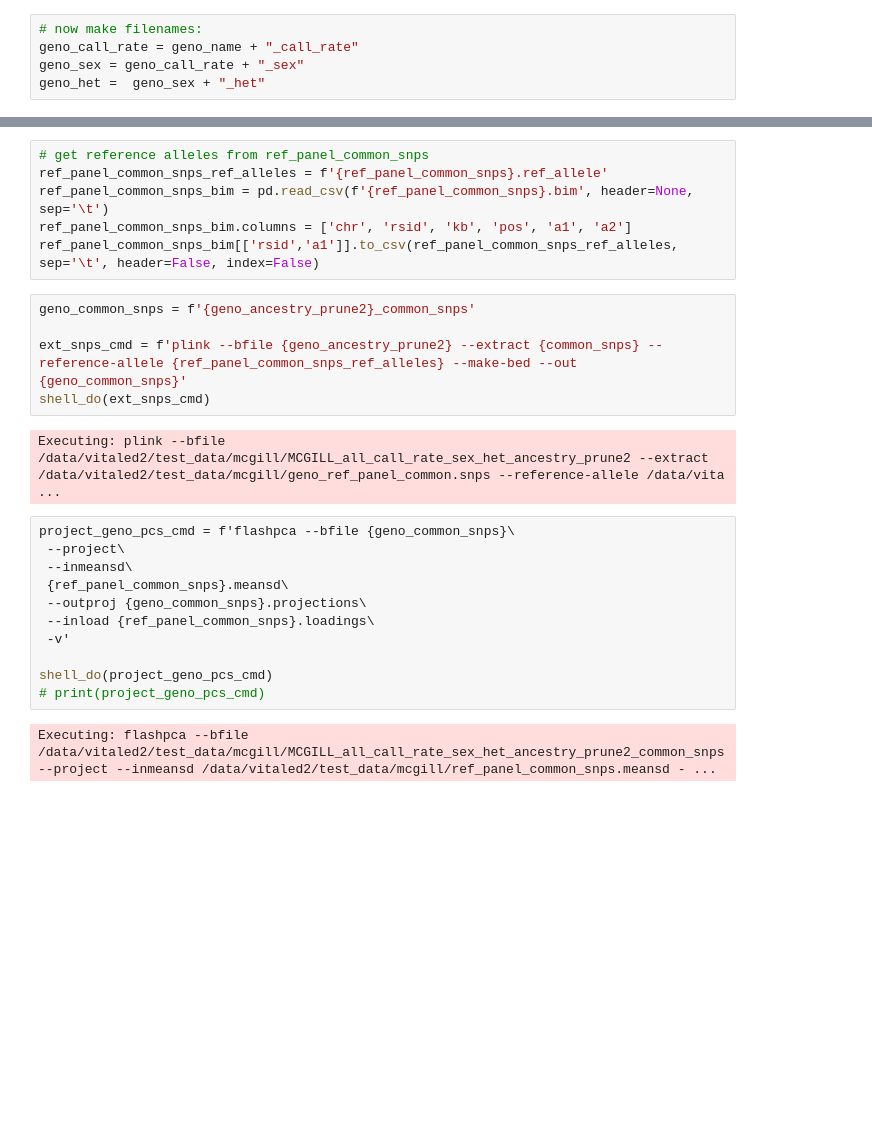
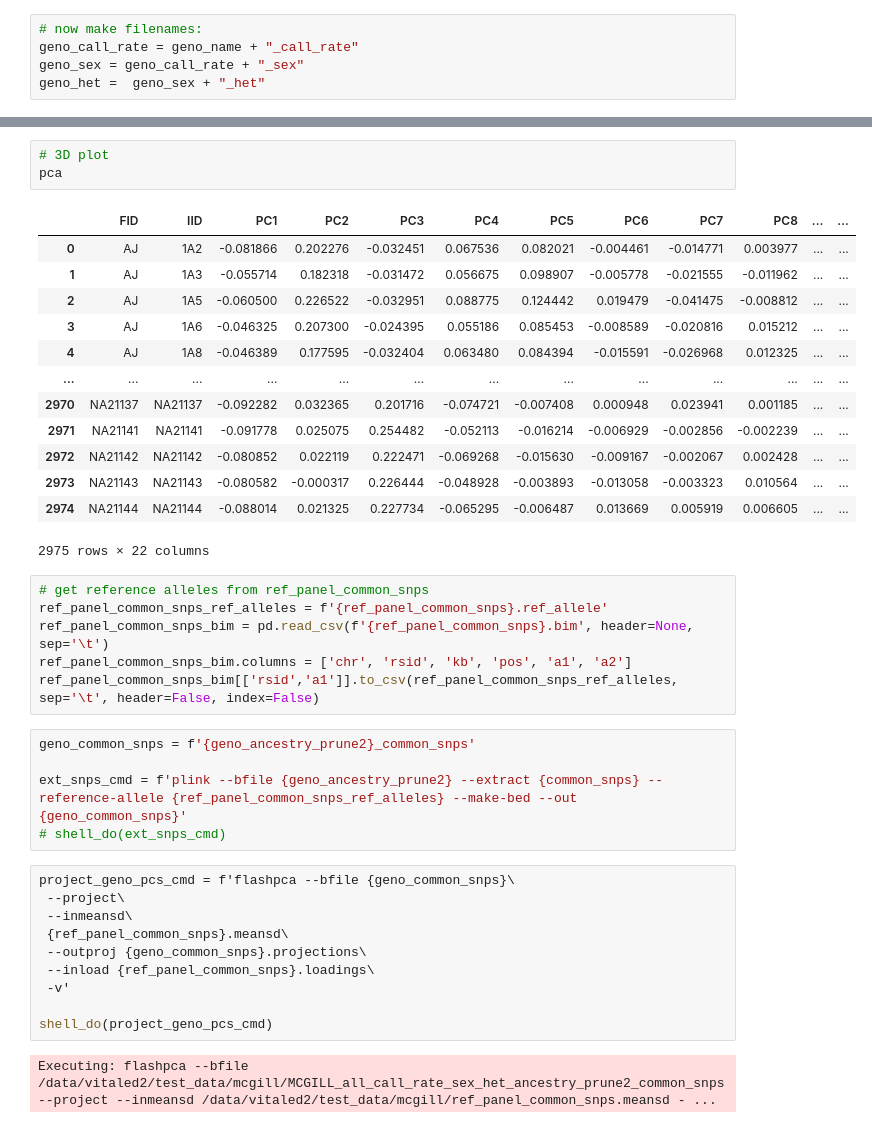
Before and after one commit to dvitale199/GWAS, a Jupyter notebook: clean_ancestry_sandbox.ipynb, the cells around one changed output, grey strips where cells are left out. Cells and saved outputs as stored; diff of their text form; blank space fills up the shorter version.

```diff
--- a/clean_ancestry_sandbox.ipynb
+++ b/clean_ancestry_sandbox.ipynb
@@ -158,6 +149,23 @@ AAC    157
 FIN     99
 Name: label, dtype: int64
 [figure]
+# %%
+# 3D plot
+pca
+# %% [output]
+|  | FID | IID | PC1 | PC2 | PC3 | PC4 | PC5 | PC6 | PC7 | PC8 | ... | ... |
+| 0 | AJ | 1A2 | -0.081866 | 0.202276 | -0.032451 | 0.067536 | 0.082021 | -0.004461 | -0.014771 | 0.003977 | ... | ... |
+| 1 | AJ | 1A3 | -0.055714 | 0.182318 | -0.031472 | 0.056675 | 0.098907 | -0.005778 | -0.021555 | -0.011962 | ... | ... |
+| 2 | AJ | 1A5 | -0.060500 | 0.226522 | -0.032951 | 0.088775 | 0.124442 | 0.019479 | -0.041475 | -0.008812 | ... | ... |
+| 3 | AJ | 1A6 | -0.046325 | 0.207300 | -0.024395 | 0.055186 | 0.085453 | -0.008589 | -0.020816 | 0.015212 | ... | ... |
+| 4 | AJ | 1A8 | -0.046389 | 0.177595 | -0.032404 | 0.063480 | 0.084394 | -0.015591 | -0.026968 | 0.012325 | ... | ... |
+| ... | ... | ... | ... | ... | ... | ... | ... | ... | ... | ... | ... | ... |
+| 2970 | NA21137 | NA21137 | -0.092282 | 0.032365 | 0.201716 | -0.074721 | -0.007408 | 0.000948 | 0.023941 | 0.001185 | ... | ... |
+| 2971 | NA21141 | NA21141 | -0.091778 | 0.025075 | 0.254482 | -0.052113 | -0.016214 | -0.006929 | -0.002856 | -0.002239 | ... | ... |
+| 2972 | NA21142 | NA21142 | -0.080852 | 0.022119 | 0.222471 | -0.069268 | -0.015630 | -0.009167 | -0.002067 | 0.002428 | ... | ... |
+| 2973 | NA21143 | NA21143 | -0.080582 | -0.000317 | 0.226444 | -0.048928 | -0.003893 | -0.013058 | -0.003323 | 0.010564 | ... | ... |
+| 2974 | NA21144 | NA21144 | -0.088014 | 0.021325 | 0.227734 | -0.065295 | -0.006487 | 0.013669 | 0.005919 | 0.006605 | ... | ... |
+2975 rows × 22 columns
 # %%
 # get reference alleles from ref_panel_common_snps
 ref_panel_common_snps_ref_alleles = f'{ref_panel_common_snps}.ref_allele'
@@ -168,9 +176,7 @@ ref_panel_common_snps_bim[['rsid','a1']].to_csv(ref_panel_common_snps_ref_allele
 geno_common_snps = f'{geno_ancestry_prune2}_common_snps'
 
 ext_snps_cmd = f'plink --bfile {geno_ancestry_prune2} --extract {common_snps} --reference-allele {ref_panel_common_snps_ref_alleles} --make-bed --out {geno_common_snps}'
-shell_do(ext_snps_cmd)
+# shell_do(ext_snps_cmd)
-# %% [output]
-Executing: plink --bfile /data/vitaled2/test_data/mcgill/MCGILL_all_call_rate_sex_het_ancestry_prune2 --extract /data/vitaled2/test_data/mcgill/geno_ref_panel_common.snps --reference-allele /data/vita ...
 # %%
 project_geno_pcs_cmd = f'flashpca --bfile {geno_common_snps}\
  --project\
@@ -181,7 +187,6 @@ project_geno_pcs_cmd = f'flashpca --bfile {geno_common_snps}\
  -v'
 
 shell_do(project_geno_pcs_cmd)
-# print(project_geno_pcs_cmd)
 # %% [output]
 Executing: flashpca --bfile /data/vitaled2/test_data/mcgill/MCGILL_all_call_rate_sex_het_ancestry_prune2_common_snps --project --inmeansd /data/vitaled2/test_data/mcgill/ref_panel_common_snps.meansd - ...
 # %%
```
Also changed, not shown: parts of 33 cells of this notebook.
